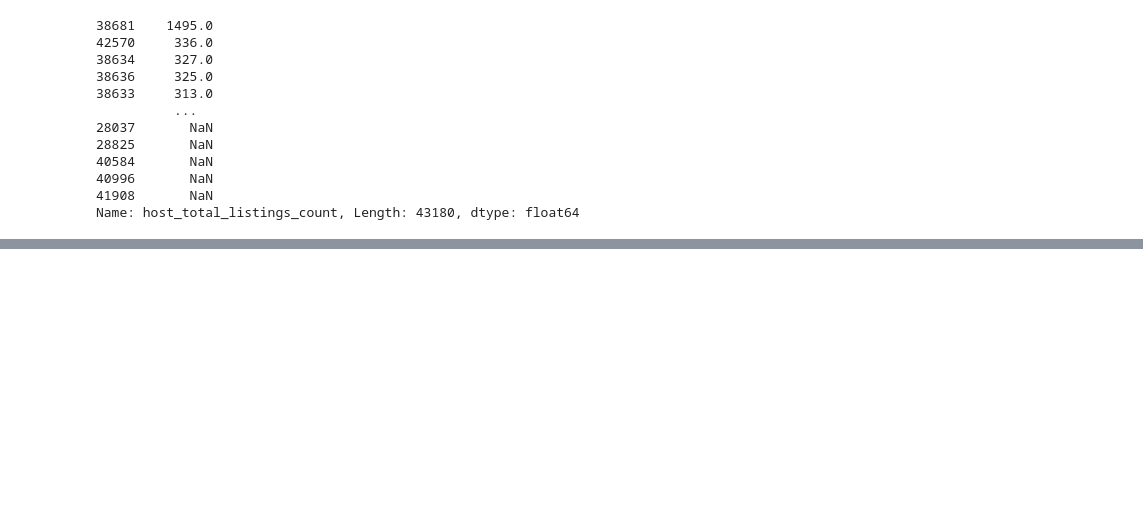
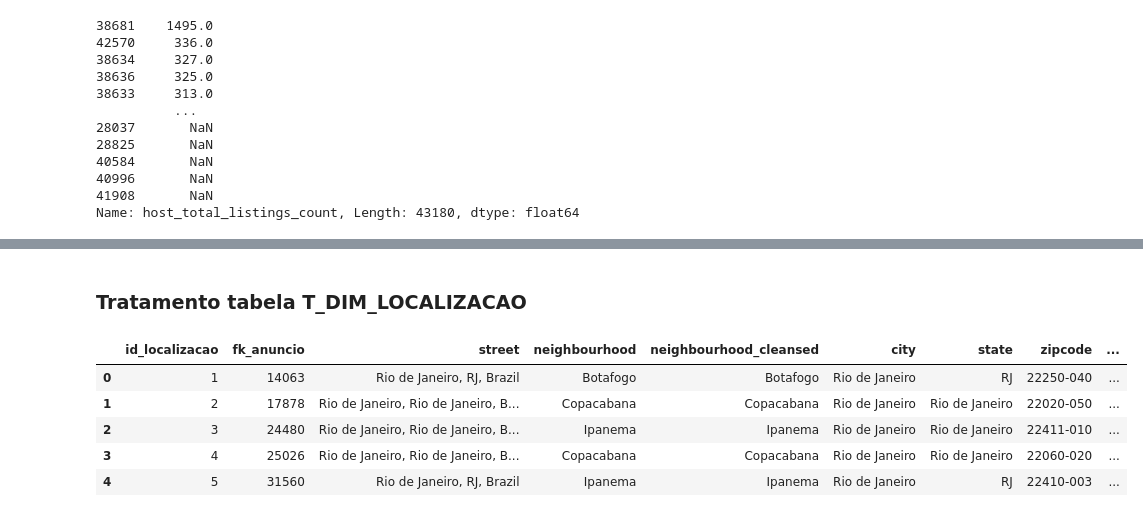
Before and after one commit to JONATHAN-ALMEIDA-MESQUITA/Airbnb-analytics-dw, a Jupyter notebook: notebooks/1_silver_transformations.ipynb, the cells around one changed output, grey strips where cells are left out. Drawn from its saved outputs; the diff is of its cells as text; code cells hidden in the pictures; blank space fills up the shorter version.

```diff
--- a/notebooks/1_silver_transformations.ipynb
+++ b/notebooks/1_silver_transformations.ipynb
@@ -207,0 +216,14 @@ Name: host_total_listings_count, Length: 43180, dtype: float64
+# %% [markdown]
+### **Tratamento tabela T_DIM_LOCALIZACAO**
+# %%
+#leitura tabela localização
+
+df_localizacao = pd.read_sql('SELECT * FROM a_bronze. "T_DIM_LOCALIZACAO"', conn)
+df_localizacao.head()
+# %% [output]
+|  | id_localizacao | fk_anuncio | street | neighbourhood | neighbourhood_cleansed | city | state | zipcode | ... |
+| 0 | 1 | 14063 | Rio de Janeiro, RJ, Brazil | Botafogo | Botafogo | Rio de Janeiro | RJ | 22250-040 | ... |
+| 1 | 2 | 17878 | Rio de Janeiro, Rio de Janeiro, B... | Copacabana | Copacabana | Rio de Janeiro | Rio de Janeiro | 22020-050 | ... |
+| 2 | 3 | 24480 | Rio de Janeiro, Rio de Janeiro, B... | Ipanema | Ipanema | Rio de Janeiro | Rio de Janeiro | 22411-010 | ... |
+| 3 | 4 | 25026 | Rio de Janeiro, Rio de Janeiro, B... | Copacabana | Copacabana | Rio de Janeiro | Rio de Janeiro | 22060-020 | ... |
+| 4 | 5 | 31560 | Rio de Janeiro, RJ, Brazil | Ipanema | Ipanema | Rio de Janeiro | RJ | 22410-003 | ... |
```
Also changed, not shown: parts of 26 cells of this notebook, 1 other file.
